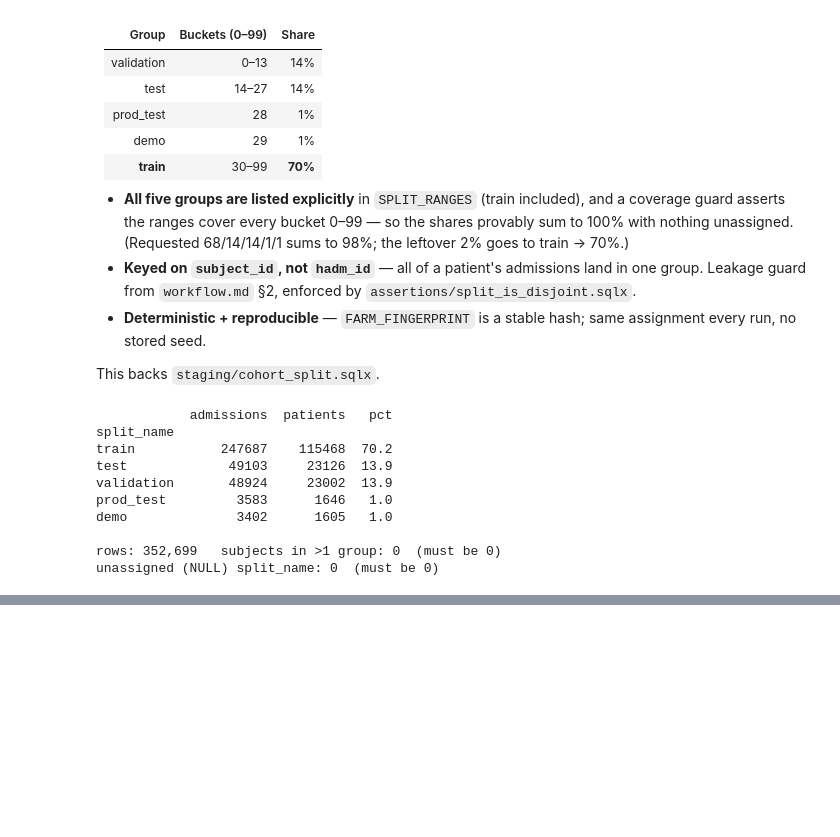
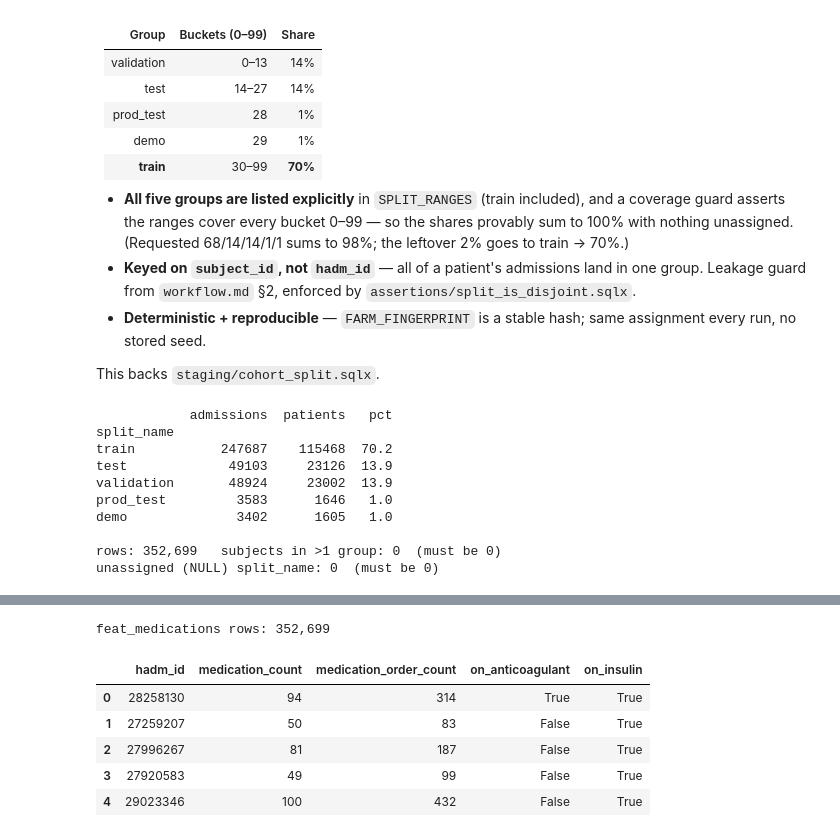
Before and after one commit to DanHerman212/enterprise_clinical_copilot, a Jupyter notebook: projects/mlops/notebooks/data_representation.ipynb, the cells around one changed output, grey strips where cells are left out. Saved outputs shown, nothing was run; the diff lists cells and outputs as text; code cells hidden in the pictures; blank space fills up the shorter version.

```diff
--- a/projects/mlops/notebooks/data_representation.ipynb
+++ b/projects/mlops/notebooks/data_representation.ipynb
@@ -351,0 +1279,52 @@ unassigned (NULL) split_name: 0  (must be 0)
+# %%
+# Step 2 — Aggregate. Medications, one row per hadm_id. prescriptions LEFT JOIN
+# + COALESCE to 0 (3.1% of stays have no rx -> a real 0). In-stay leakage gate
+# on every aggregate: starttime IS NULL OR starttime <= dischtime. Class flags
+# via MAX(CASE ...) on the visible keyword lists. In Dataform the spine reads
+# FROM ${ref("cohort_split")} and the orders FROM ${ref("prescriptions")}.
+feat_medications_sql = BASE_CTE + f""",
+spine AS (
+  SELECT hadm_id, dischtime
+  FROM flagged
+  WHERE anchor_age >= 18
+    AND hospital_expire_flag = 0 AND deathtime IS NULL
+    AND los_hours >= 24
+    AND admission_type NOT IN ({_planned_list})
+    AND NOT is_continuation
+),
+rx AS (
+  -- In-stay orders only (gate drops the 119k rows placed after dischtime).
+  -- COUNT(DISTINCT drug) is a coarse polypharmacy proxy (drug is free-text).
+  SELECT
+    s.hadm_id,
+    COUNT(DISTINCT r.drug)                              AS medication_count,
+    COUNT(*)                                            AS medication_order_count,
+    MAX(CASE WHEN {_anticoag_like} THEN 1 ELSE 0 END)   AS on_anticoagulant,
+    MAX(CASE WHEN {_insulin_like}  THEN 1 ELSE 0 END)   AS on_insulin
+  FROM spine AS s
+  JOIN `{MIMIC_HOSP}.prescriptions` AS r
+    ON r.hadm_id = s.hadm_id
+   AND (r.starttime IS NULL OR r.starttime <= s.dischtime)
+  GROUP BY s.hadm_id
+)
+SELECT
+  s.hadm_id,
+  COALESCE(rx.medication_count, 0)                      AS medication_count,
+  COALESCE(rx.medication_order_count, 0)                AS medication_order_count,
+  COALESCE(rx.on_anticoagulant, 0) = 1                  AS on_anticoagulant,
+  COALESCE(rx.on_insulin, 0) = 1                        AS on_insulin
+FROM spine AS s
+LEFT JOIN rx USING (hadm_id)
+"""
+
+feat_medications = run_sql(feat_medications_sql)
+print(f"feat_medications rows: {len(feat_medications):,}")
+feat_medications.head()
+# %% [output]
+feat_medications rows: 352,699
+|  | hadm_id | medication_count | medication_order_count | on_anticoagulant | on_insulin |
+| 0 | 28258130 | 94 | 314 | True | True |
+| 1 | 27259207 | 50 | 83 | False | True |
+| 2 | 27996267 | 81 | 187 | False | True |
+| 3 | 27920583 | 49 | 99 | False | True |
+| 4 | 29023346 | 100 | 432 | False | True |
```
Also changed, not shown: parts of 21 cells of this notebook, 9 other files.
